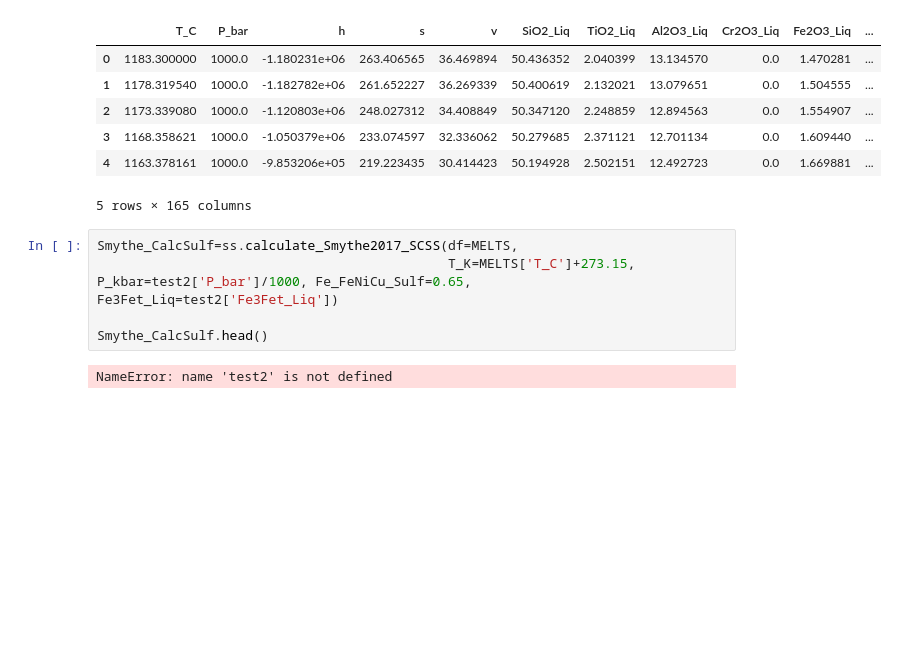
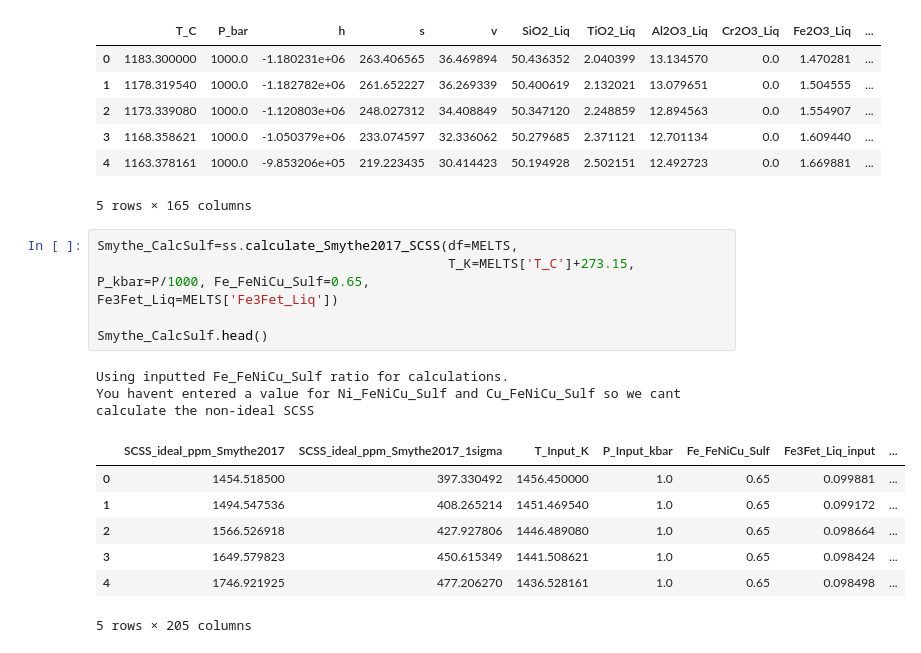
Before and after one commit to PennyWieser/PySulfSat, a Jupyter notebook: docs/Examples/Integrating_with_PyMELTS/Single_FC_Model.ipynb, the cells around one changed output. Drawn from its saved outputs; the diff is of its cells as text; blank space fills up the shorter version.

```diff
--- a/docs/Examples/Integrating_with_PyMELTS/Single_FC_Model.ipynb
+++ b/docs/Examples/Integrating_with_PyMELTS/Single_FC_Model.ipynb
@@ -74,12 +65,20 @@ MELTS.head()
 # %%
 Smythe_CalcSulf=ss.calculate_Smythe2017_SCSS(df=MELTS,
                                              T_K=MELTS['T_C']+273.15,
-P_kbar=test2['P_bar']/1000, Fe_FeNiCu_Sulf=0.65,
-Fe3Fet_Liq=test2['Fe3Fet_Liq'])
+P_kbar=P/1000, Fe_FeNiCu_Sulf=0.65,
+Fe3Fet_Liq=MELTS['Fe3Fet_Liq'])
 
 Smythe_CalcSulf.head()
 # %% [output]
-NameError: name 'test2' is not defined
+Using inputted Fe_FeNiCu_Sulf ratio for calculations.
+You havent entered a value for Ni_FeNiCu_Sulf and Cu_FeNiCu_Sulf so we cant calculate the non-ideal SCSS
+|  | SCSS_ideal_ppm_Smythe2017 | SCSS_ideal_ppm_Smythe2017_1sigma | T_Input_K | P_Input_kbar | Fe_FeNiCu_Sulf | Fe3Fet_Liq_input | ... |
+| 0 | 1454.518500 | 397.330492 | 1456.450000 | 1.0 | 0.65 | 0.099881 | ... |
+| 1 | 1494.547536 | 408.265214 | 1451.469540 | 1.0 | 0.65 | 0.099172 | ... |
+| 2 | 1566.526918 | 427.927806 | 1446.489080 | 1.0 | 0.65 | 0.098664 | ... |
+| 3 | 1649.579823 | 450.615349 | 1441.508621 | 1.0 | 0.65 | 0.098424 | ... |
+| 4 | 1746.921925 | 477.206270 | 1436.528161 | 1.0 | 0.65 | 0.098498 | ... |
+5 rows × 205 columns
 # %%
 plt.plot(MELTS['MgO_Liq'], Smythe_CalcSulf['SCSS_ideal_ppm_Smythe2017'],
          '-r')
```
Also changed, not shown: parts of 11 cells of this notebook, 4 other files.
